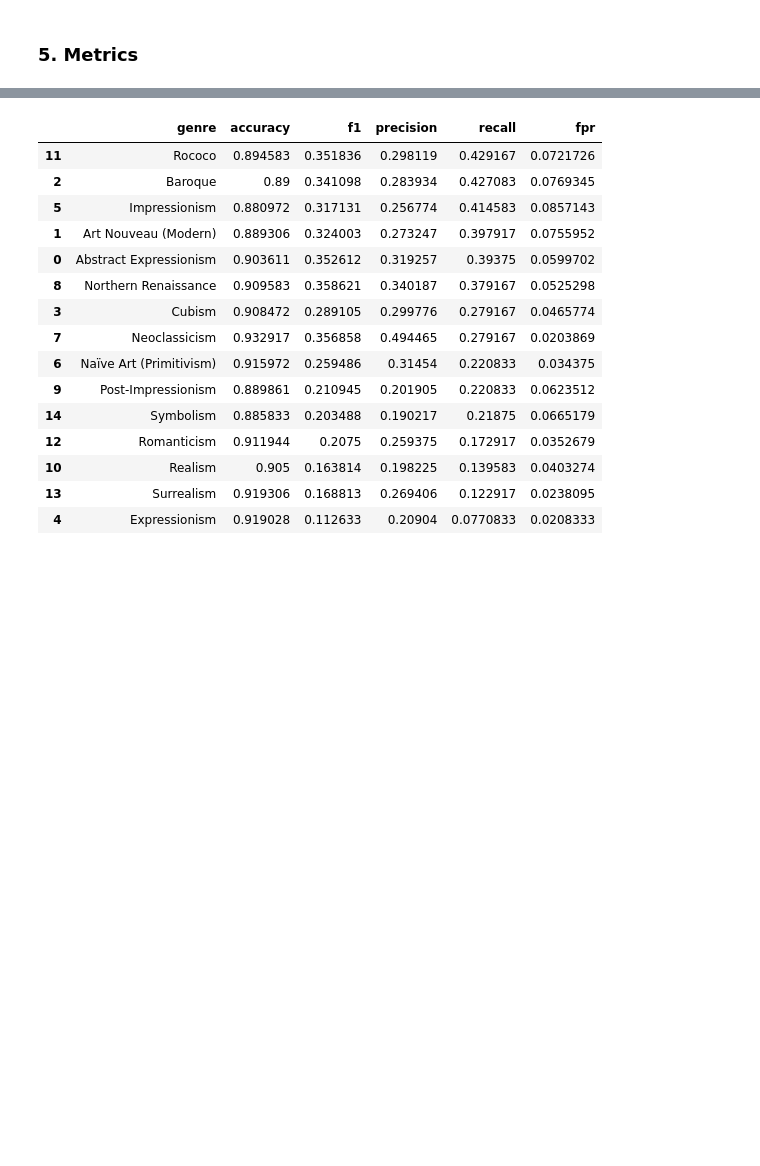
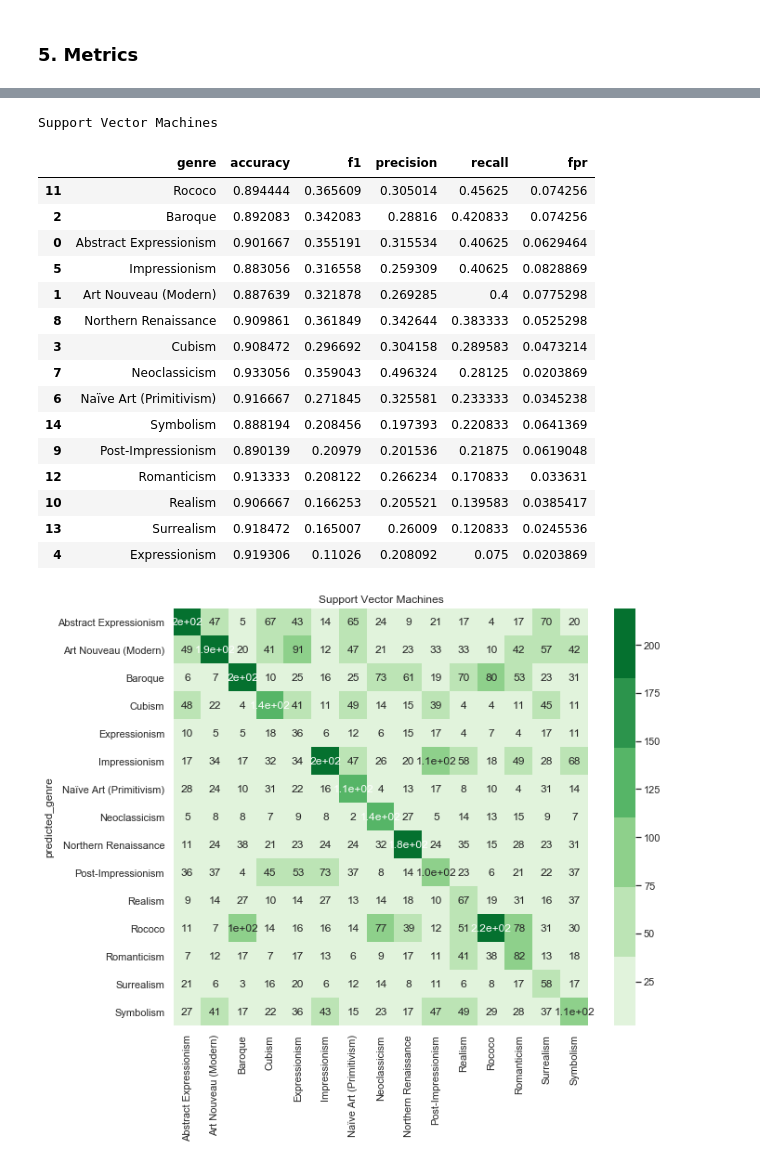
Before and after one commit to jcorf/art_classifier, a Jupyter notebook: Simple Models 24k.ipynb, the cells around one changed output, grey strips where cells are left out. Cells and saved outputs as stored; diff of their text form; code cells hidden in the pictures; blank space fills up the shorter version.

```diff
--- a/Simple Models 24k.ipynb
+++ b/Simple Models 24k.ipynb
@@ -205,6 +205,6 @@ scaler = StandardScaler()
 print(now(), "Starting")
 X_train_scaled = scaler.fit_transform(X_train_new)
 print(now(), "Finished training dataset, Starting testing set")
-X_test_scaled = scaler.fit_transform(X_test_new)
+X_test_scaled = scaler.transform(X_test_new)
 print(now(), "Finished")
 # %% [output]
@@ -395,28 +398,31 @@ cmatrix_genre
 # %%
 n = 2
 
 name = list(models_y_test.keys())[n]
 pair =  list(models_y_test.values())[n]
 
-cmatrix_genre = output_metrics(pair[0], pair[1],name)
+cmatrix_genre = output_metrics(pair[0], pair[1],name, True)
+print(name)
 cmatrix_genre
 # %% [output]
+Support Vector Machines
 |  | genre | accuracy | f1 | precision | recall | fpr |
-| 11 | Rococo | 0.894583 | 0.351836 | 0.298119 | 0.429167 | 0.0721726 |
-| 2 | Baroque | 0.89 | 0.341098 | 0.283934 | 0.427083 | 0.0769345 |
-| 5 | Impressionism | 0.880972 | 0.317131 | 0.256774 | 0.414583 | 0.0857143 |
-| 1 | Art Nouveau (Modern) | 0.889306 | 0.324003 | 0.273247 | 0.397917 | 0.0755952 |
-| 0 | Abstract Expressionism | 0.903611 | 0.352612 | 0.319257 | 0.39375 | 0.0599702 |
-| 8 | Northern Renaissance | 0.909583 | 0.358621 | 0.340187 | 0.379167 | 0.0525298 |
-| 3 | Cubism | 0.908472 | 0.289105 | 0.299776 | 0.279167 | 0.0465774 |
-| 7 | Neoclassicism | 0.932917 | 0.356858 | 0.494465 | 0.279167 | 0.0203869 |
-| 6 | Naïve Art (Primitivism) | 0.915972 | 0.259486 | 0.31454 | 0.220833 | 0.034375 |
-| 9 | Post-Impressionism | 0.889861 | 0.210945 | 0.201905 | 0.220833 | 0.0623512 |
-| 14 | Symbolism | 0.885833 | 0.203488 | 0.190217 | 0.21875 | 0.0665179 |
-| 12 | Romanticism | 0.911944 | 0.2075 | 0.259375 | 0.172917 | 0.0352679 |
-| 10 | Realism | 0.905 | 0.163814 | 0.198225 | 0.139583 | 0.0403274 |
-| 13 | Surrealism | 0.919306 | 0.168813 | 0.269406 | 0.122917 | 0.0238095 |
-| 4 | Expressionism | 0.919028 | 0.112633 | 0.20904 | 0.0770833 | 0.0208333 |
+| 11 | Rococo | 0.894444 | 0.365609 | 0.305014 | 0.45625 | 0.074256 |
+| 2 | Baroque | 0.892083 | 0.342083 | 0.28816 | 0.420833 | 0.074256 |
+| 0 | Abstract Expressionism | 0.901667 | 0.355191 | 0.315534 | 0.40625 | 0.0629464 |
+| 5 | Impressionism | 0.883056 | 0.316558 | 0.259309 | 0.40625 | 0.0828869 |
+| 1 | Art Nouveau (Modern) | 0.887639 | 0.321878 | 0.269285 | 0.4 | 0.0775298 |
+| 8 | Northern Renaissance | 0.909861 | 0.361849 | 0.342644 | 0.383333 | 0.0525298 |
+| 3 | Cubism | 0.908472 | 0.296692 | 0.304158 | 0.289583 | 0.0473214 |
+| 7 | Neoclassicism | 0.933056 | 0.359043 | 0.496324 | 0.28125 | 0.0203869 |
+| 6 | Naïve Art (Primitivism) | 0.916667 | 0.271845 | 0.325581 | 0.233333 | 0.0345238 |
+| 14 | Symbolism | 0.888194 | 0.208456 | 0.197393 | 0.220833 | 0.0641369 |
+| 9 | Post-Impressionism | 0.890139 | 0.20979 | 0.201536 | 0.21875 | 0.0619048 |
+| 12 | Romanticism | 0.913333 | 0.208122 | 0.266234 | 0.170833 | 0.033631 |
+| 10 | Realism | 0.906667 | 0.166253 | 0.205521 | 0.139583 | 0.0385417 |
+| 13 | Surrealism | 0.918472 | 0.165007 | 0.26009 | 0.120833 | 0.0245536 |
+| 4 | Expressionism | 0.919306 | 0.11026 | 0.208092 | 0.075 | 0.0203869 |
+[figure, added]
 # %%
 n = 3
 
```
Also changed, not shown: parts of 7 cells of this notebook.
